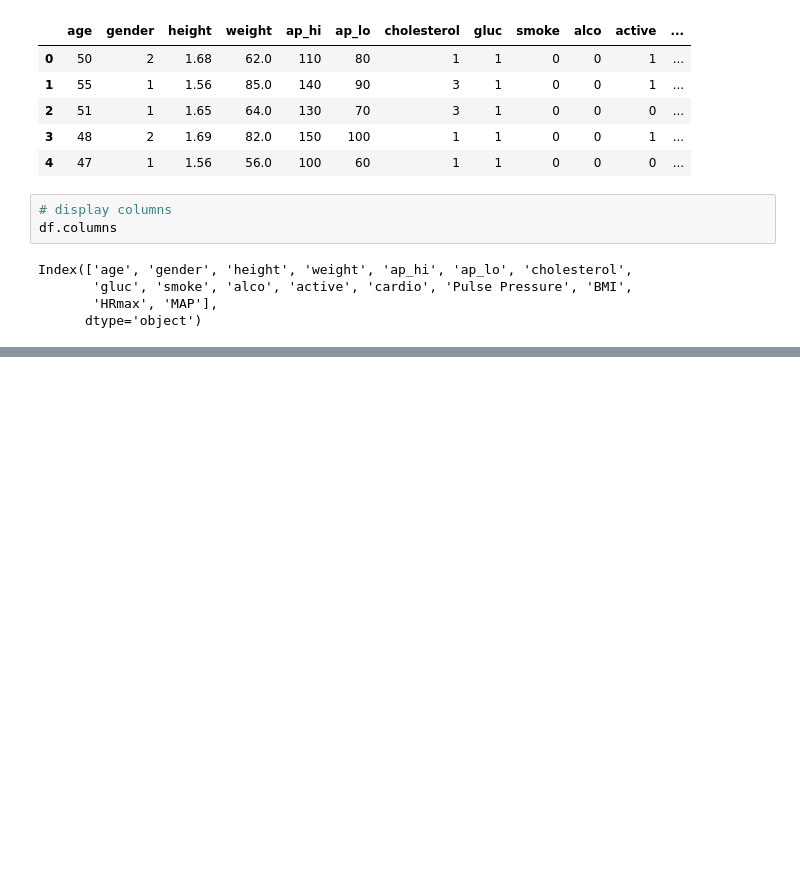
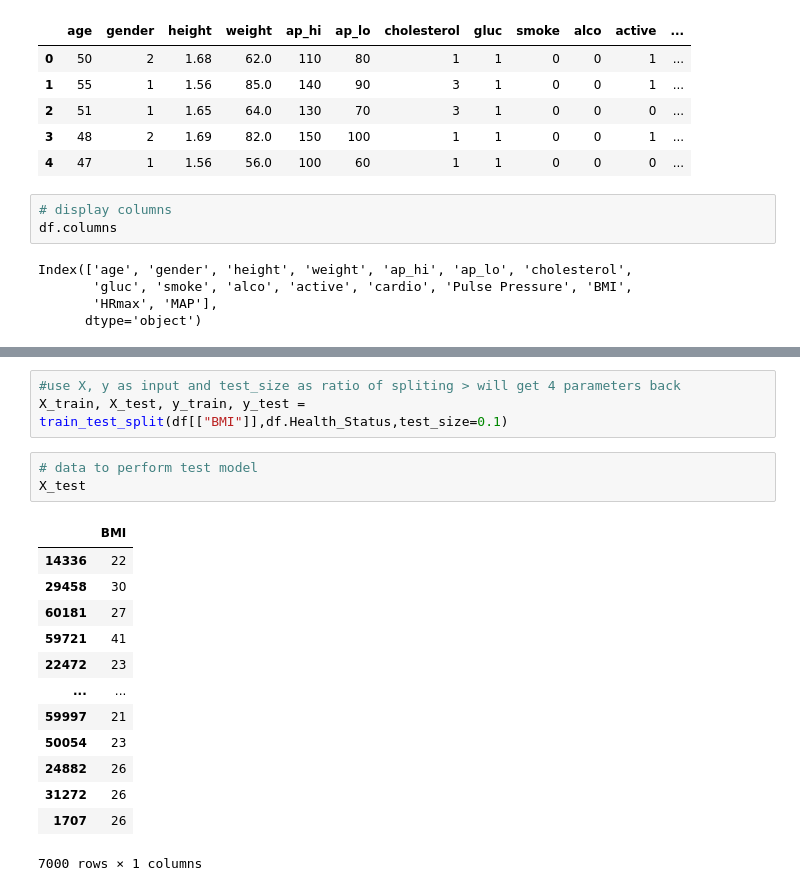
Before and after one commit to miniatureengineer/mini-analytics-projects, a Jupyter notebook: notebook/Am I Healthy or Unhealthy?.ipynb, the cells around one changed output, grey strips where cells are left out. Saved outputs shown, nothing was run; the diff lists cells and outputs as text; blank space fills up the shorter version.

```diff
--- a/notebook/Am I Healthy or Unhealthy?.ipynb
+++ b/notebook/Am I Healthy or Unhealthy?.ipynb
@@ -537,0 +409,20 @@ df_updated
+# %%
+#use X, y as input and test_size as ratio of spliting > will get 4 parameters back
+X_train, X_test, y_train, y_test = train_test_split(df[["BMI"]],df.Health_Status,test_size=0.1)
+# %%
+# data to perform test model
+X_test
+# %% [output]
+|  | BMI |
+| 14336 | 22 |
+| 29458 | 30 |
+| 60181 | 27 |
+| 59721 | 41 |
+| 22472 | 23 |
+| ... | ... |
+| 59997 | 21 |
+| 50054 | 23 |
+| 24882 | 26 |
+| 31272 | 26 |
+| 1707 | 26 |
+7000 rows × 1 columns
```
Also changed, not shown: parts of 26 cells of this notebook.
